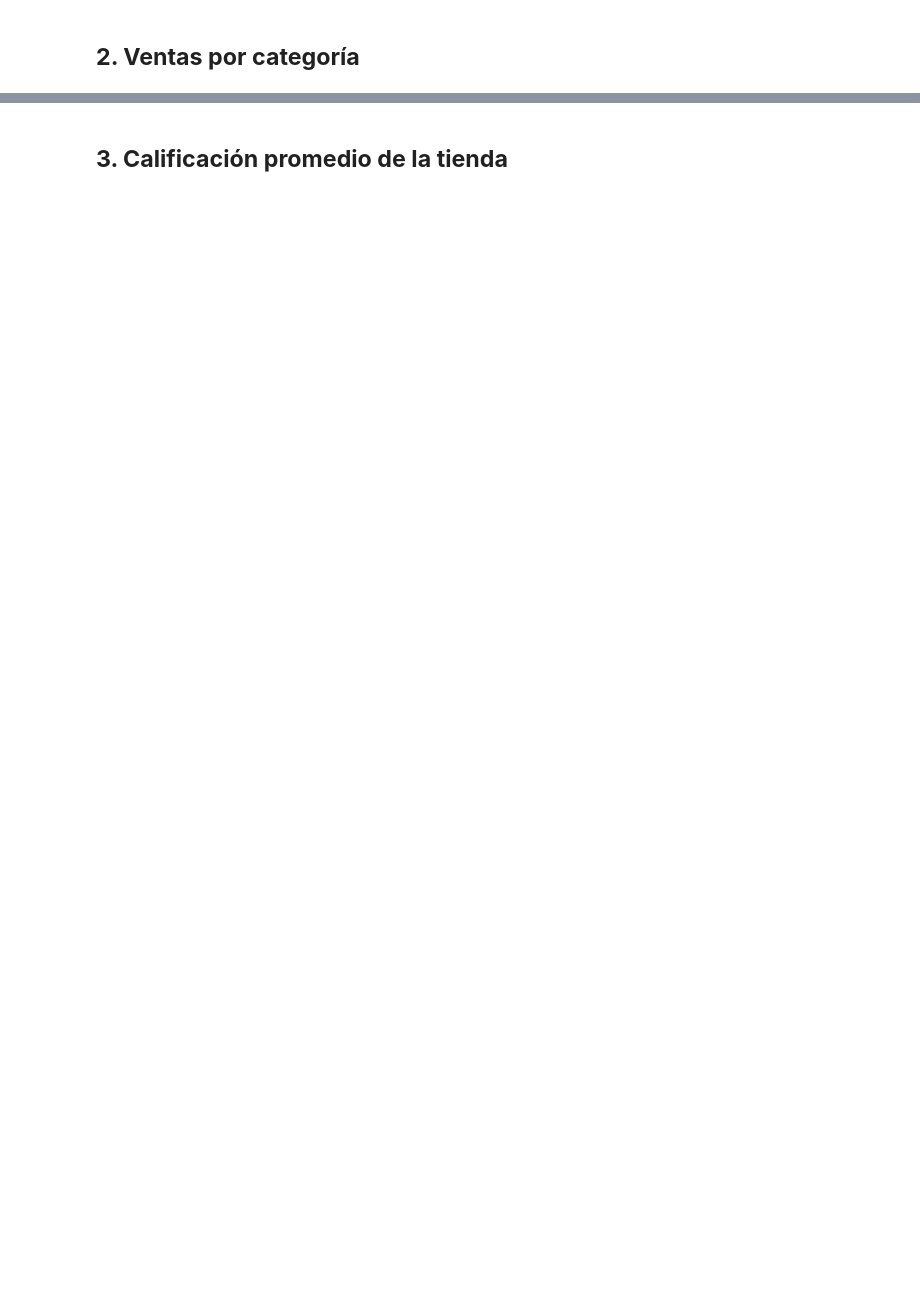
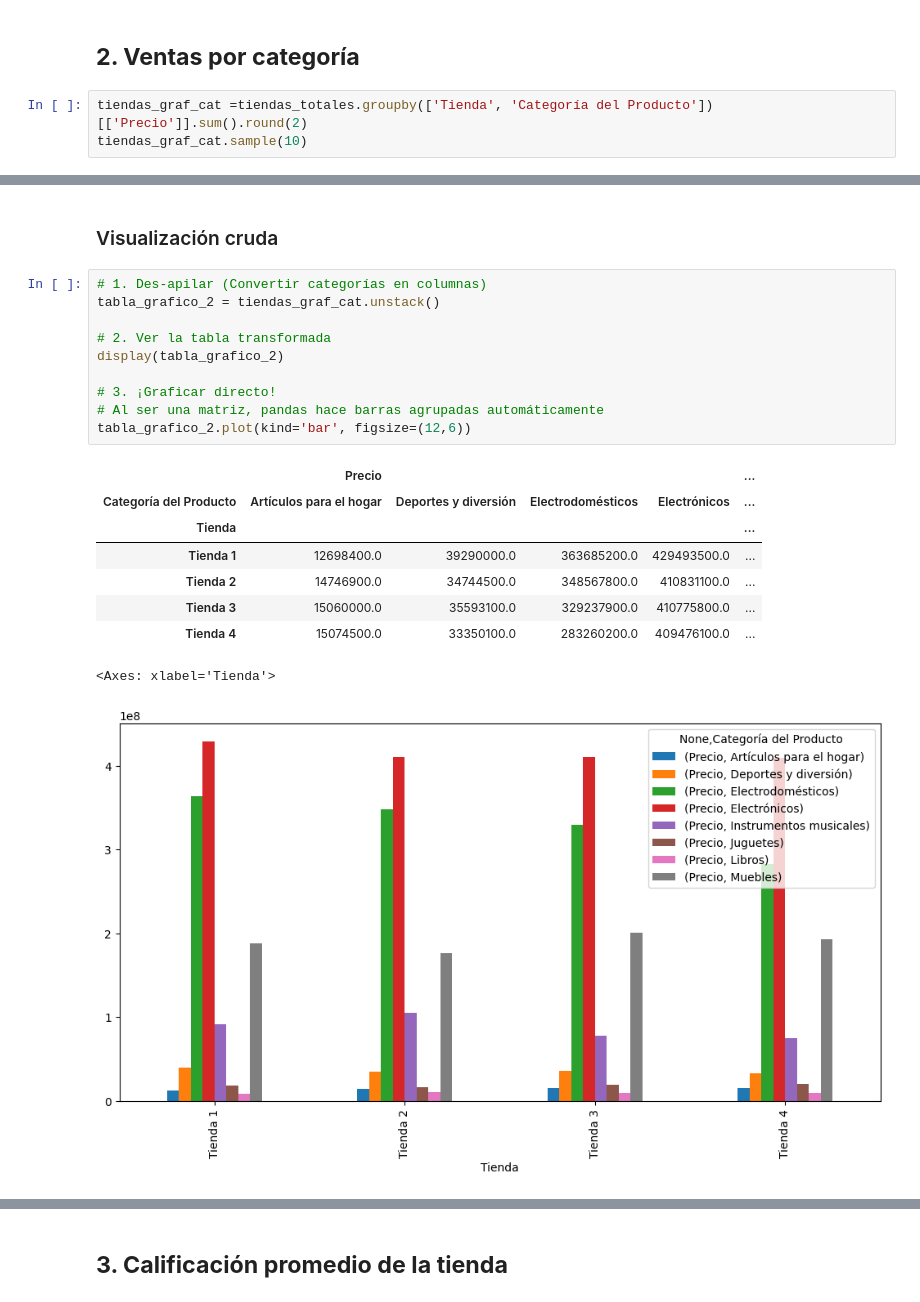
Before and after one commit to Kevevt/Sale_of_a_store, a Jupyter notebook: ONE_Challenge1_Juan_Tienda.ipynb, the cells around one changed output, grey strips where cells are left out. Cells and saved outputs as stored; diff of their text form; blank space fills up the shorter version.

```diff
--- a/ONE_Challenge1_Juan_Tienda.ipynb
+++ b/ONE_Challenge1_Juan_Tienda.ipynb
@@ -111,2 +159,5 @@ dtype: int64
 # %% [markdown]
 ## **2. Ventas por categoría**
+# %%
+tiendas_graf_cat =tiendas_totales.groupby(['Tienda', 'Categoría del Producto'])[['Precio']].sum().round(2)
+tiendas_graf_cat.sample(10)
@@ -112,0 +177,22 @@ dtype: int64
+# %% [markdown]
+### Visualización cruda
+# %%
+# 1. Des-apilar (Convertir categorías en columnas)
+tabla_grafico_2 = tiendas_graf_cat.unstack()
+
+# 2. Ver la tabla transformada
+display(tabla_grafico_2)
+
+# 3. ¡Graficar directo!
+# Al ser una matriz, pandas hace barras agrupadas automáticamente
+tabla_grafico_2.plot(kind='bar', figsize=(12,6))
+# %% [output]
+|  | Precio |  |  |  | ... |
+| Categoría del Producto | Artículos para el hogar | Deportes y diversión | Electrodomésticos | Electrónicos | ... |
+| Tienda |  |  |  |  | ... |
+| Tienda 1 | 12698400.0 | 39290000.0 | 363685200.0 | 429493500.0 | ... |
+| Tienda 2 | 14746900.0 | 34744500.0 | 348567800.0 | 410831100.0 | ... |
+| Tienda 3 | 15060000.0 | 35593100.0 | 329237900.0 | 410775800.0 | ... |
+| Tienda 4 | 15074500.0 | 33350100.0 | 283260200.0 | 409476100.0 | ... |
+<Axes: xlabel='Tienda'>
+[figure, added]
```
Also changed, not shown: parts of 31 cells of this notebook.
